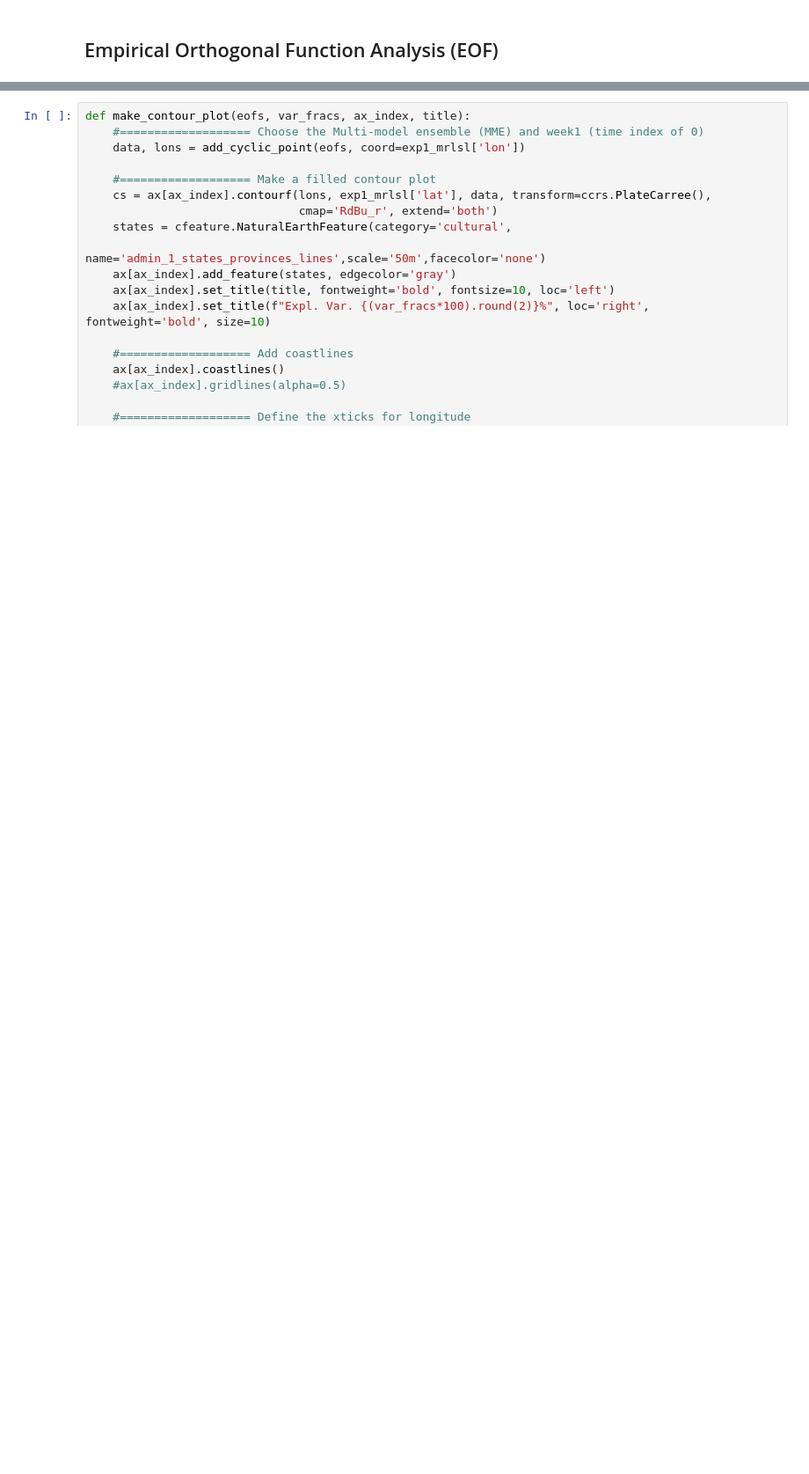
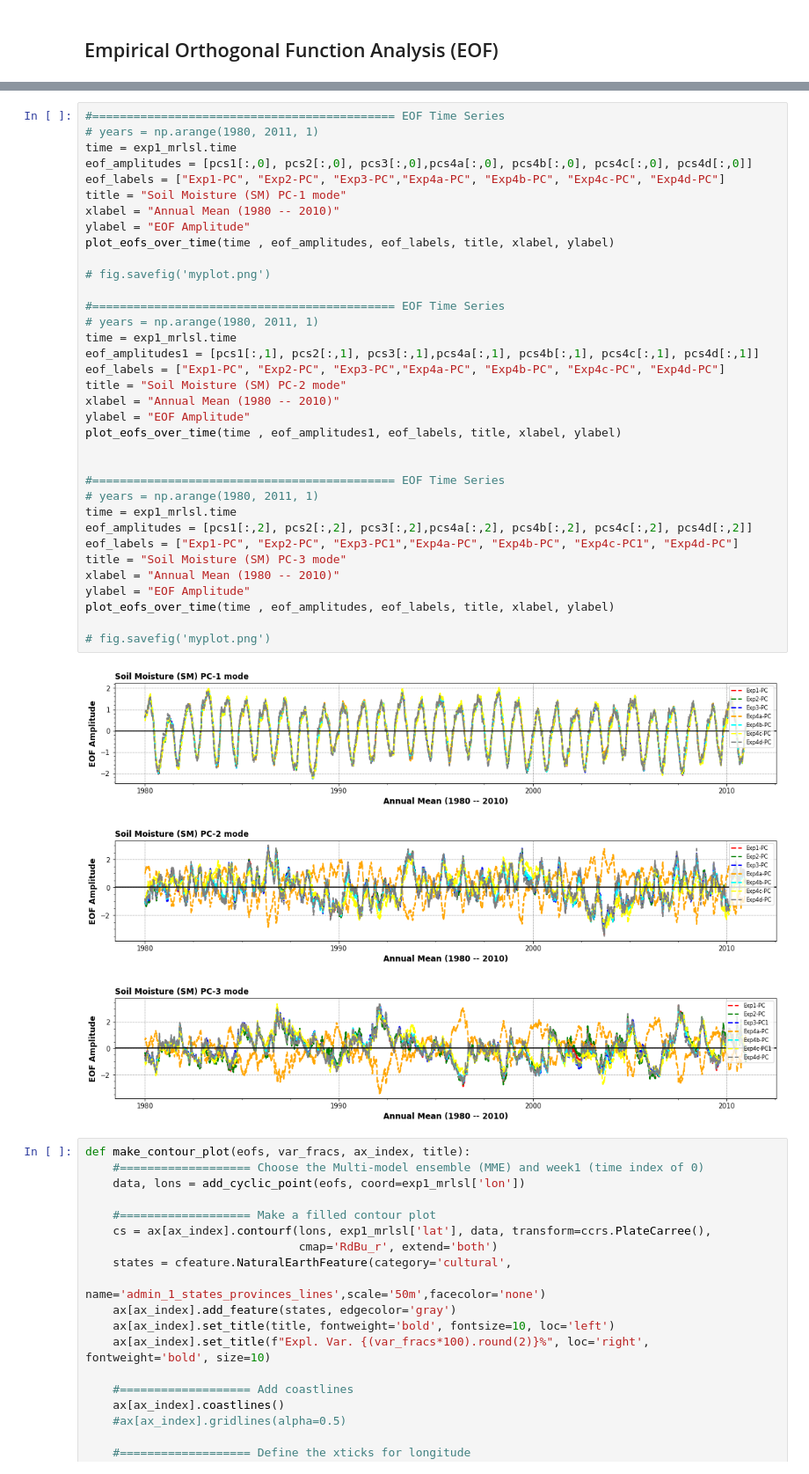
Before and after one commit to kachingasilwimba/EOF-SOM-Analysis, a Jupyter notebook: EOF_SOM.ipynb, the cells around one changed output, grey strips where cells are left out. Shown at 88% size. Drawn from its saved outputs; the diff is of its cells as text; blank space fills up the shorter version.

```diff
--- a/EOF_SOM.ipynb
+++ b/EOF_SOM.ipynb
@@ -106,3 +224,42 @@ eofs1, pcs1, var_fracs1, lambdas1, eofs_corr1, eof_corrpcs1, reconstruction1 = E
+# %%
+#============================================ EOF Time Series
+# years = np.arange(1980, 2011, 1)
+time = exp1_mrlsl.time
+eof_amplitudes = [pcs1[:,0], pcs2[:,0], pcs3[:,0],pcs4a[:,0], pcs4b[:,0], pcs4c[:,0], pcs4d[:,0]]
+eof_labels = ["Exp1-PC", "Exp2-PC", "Exp3-PC","Exp4a-PC", "Exp4b-PC", "Exp4c-PC", "Exp4d-PC"]
+title = "Soil Moisture (SM) PC-1 mode"
+xlabel = "Annual Mean (1980 -- 2010)"
+ylabel = "EOF Amplitude"
+plot_eofs_over_time(time , eof_amplitudes, eof_labels, title, xlabel, ylabel)
+
+# fig.savefig('myplot.png')
+
+#============================================ EOF Time Series
+# years = np.arange(1980, 2011, 1)
+time = exp1_mrlsl.time
+eof_amplitudes1 = [pcs1[:,1], pcs2[:,1], pcs3[:,1],pcs4a[:,1], pcs4b[:,1], pcs4c[:,1], pcs4d[:,1]]
+eof_labels = ["Exp1-PC", "Exp2-PC", "Exp3-PC","Exp4a-PC", "Exp4b-PC", "Exp4c-PC", "Exp4d-PC"]
+title = "Soil Moisture (SM) PC-2 mode"
+xlabel = "Annual Mean (1980 -- 2010)"
+ylabel = "EOF Amplitude"
+plot_eofs_over_time(time , eof_amplitudes1, eof_labels, title, xlabel, ylabel)
+
+
+#============================================ EOF Time Series
+# years = np.arange(1980, 2011, 1)
+time = exp1_mrlsl.time
+eof_amplitudes = [pcs1[:,2], pcs2[:,2], pcs3[:,2],pcs4a[:,2], pcs4b[:,2], pcs4c[:,2], pcs4d[:,2]]
+eof_labels = ["Exp1-PC", "Exp2-PC", "Exp3-PC1","Exp4a-PC", "Exp4b-PC", "Exp4c-PC1", "Exp4d-PC"]
+title = "Soil Moisture (SM) PC-3 mode"
+xlabel = "Annual Mean (1980 -- 2010)"
+ylabel = "EOF Amplitude"
+plot_eofs_over_time(time , eof_amplitudes, eof_labels, title, xlabel, ylabel)
+
+# fig.savefig('myplot.png')
+# %% [output]
+[figure, added]
+[figure, added]
+[figure, added]
 # %%
 def make_contour_plot(eofs, var_fracs, ax_index, title):
     #=================== Choose the Multi-model ensemble (MME) and week1 (time index of 0)
```
Also changed, not shown: parts of 13 cells of this notebook.
